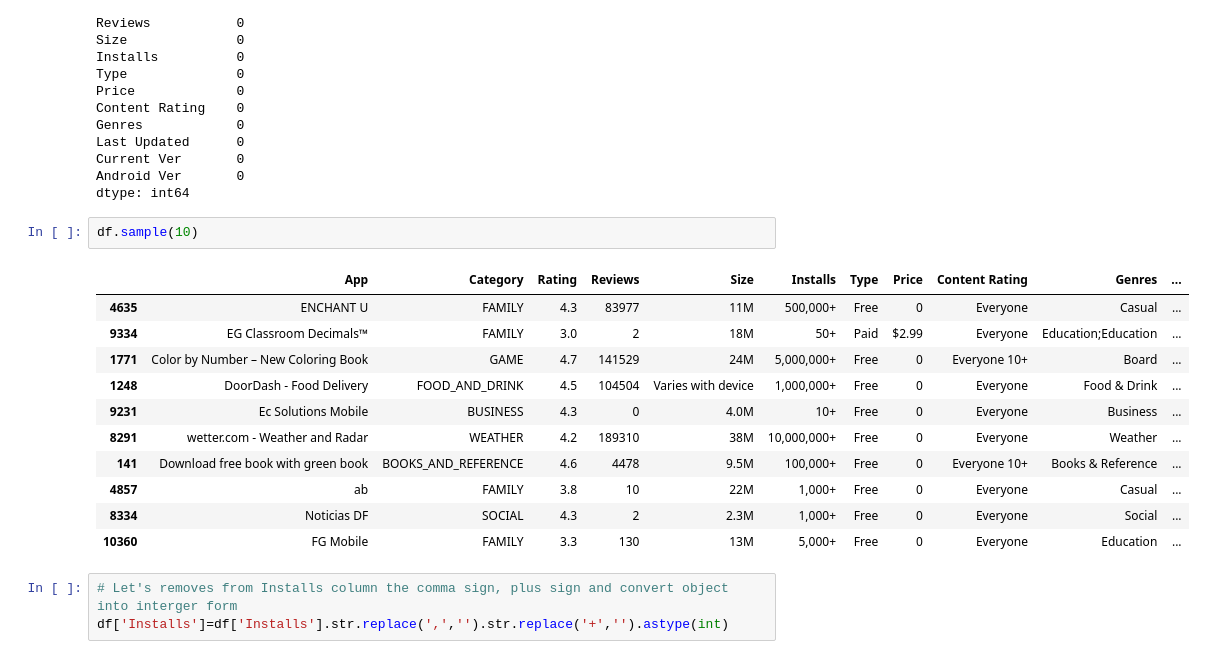
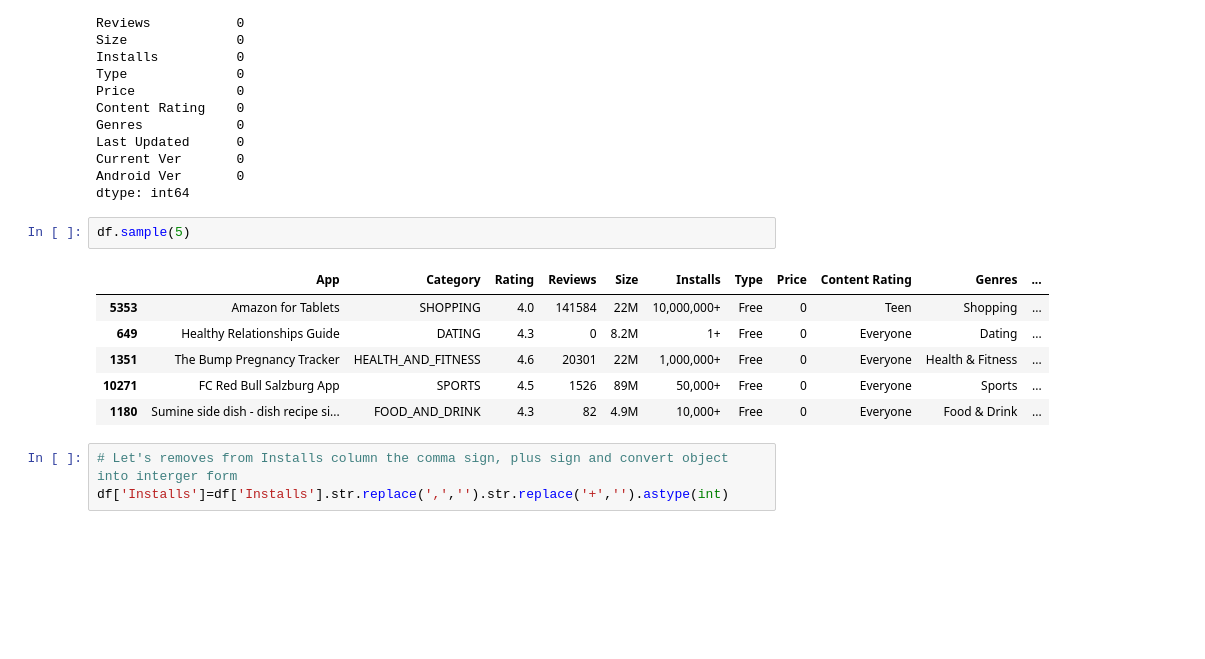
Before and after one commit to Pkolekar940/Play-Store-App-review-analysis-EDA, a Jupyter notebook: EDA_ON_PLAY_STORE.ipynb, the cells around one changed output. Drawn from its saved outputs; the diff is of its cells as text; blank space fills up the shorter version.

```diff
--- a/EDA_ON_PLAY_STORE.ipynb
+++ b/EDA_ON_PLAY_STORE.ipynb
@@ -386,19 +370,14 @@ Current Ver       0
 Android Ver       0
 dtype: int64
 # %%
-df.sample(10)
+df.sample(5)
 # %% [output]
 |  | App | Category | Rating | Reviews | Size | Installs | Type | Price | Content Rating | Genres | ... |
-| 4635 | ENCHANT U | FAMILY | 4.3 | 83977 | 11M | 500,000+ | Free | 0 | Everyone | Casual | ... |
-| 9334 | EG Classroom Decimals™ | FAMILY | 3.0 | 2 | 18M | 50+ | Paid | $2.99 | Everyone | Education;Education | ... |
-| 1771 | Color by Number – New Coloring Book | GAME | 4.7 | 141529 | 24M | 5,000,000+ | Free | 0 | Everyone 10+ | Board | ... |
-| 1248 | DoorDash - Food Delivery | FOOD_AND_DRINK | 4.5 | 104504 | Varies with device | 1,000,000+ | Free | 0 | Everyone | Food & Drink | ... |
-| 9231 | Ec Solutions Mobile | BUSINESS | 4.3 | 0 | 4.0M | 10+ | Free | 0 | Everyone | Business | ... |
-| 8291 | wetter.com - Weather and Radar | WEATHER | 4.2 | 189310 | 38M | 10,000,000+ | Free | 0 | Everyone | Weather | ... |
-| 141 | Download free book with green book | BOOKS_AND_REFERENCE | 4.6 | 4478 | 9.5M | 100,000+ | Free | 0 | Everyone 10+ | Books & Reference | ... |
-| 4857 | ab | FAMILY | 3.8 | 10 | 22M | 1,000+ | Free | 0 | Everyone | Casual | ... |
-| 8334 | Noticias DF | SOCIAL | 4.3 | 2 | 2.3M | 1,000+ | Free | 0 | Everyone | Social | ... |
-| 10360 | FG Mobile | FAMILY | 3.3 | 130 | 13M | 5,000+ | Free | 0 | Everyone | Education | ... |
+| 5353 | Amazon for Tablets | SHOPPING | 4.0 | 141584 | 22M | 10,000,000+ | Free | 0 | Teen | Shopping | ... |
+| 649 | Healthy Relationships Guide | DATING | 4.3 | 0 | 8.2M | 1+ | Free | 0 | Everyone | Dating | ... |
+| 1351 | The Bump Pregnancy Tracker | HEALTH_AND_FITNESS | 4.6 | 20301 | 22M | 1,000,000+ | Free | 0 | Everyone | Health & Fitness | ... |
+| 10271 | FC Red Bull Salzburg App | SPORTS | 4.5 | 1526 | 89M | 50,000+ | Free | 0 | Everyone | Sports | ... |
+| 1180 | Sumine side dish - dish recipe si... | FOOD_AND_DRINK | 4.3 | 82 | 4.9M | 10,000+ | Free | 0 | Everyone | Food & Drink | ... |
 # %%
 # Let's removes from Installs column the comma sign, plus sign and convert object into interger form
 df['Installs']=df['Installs'].str.replace(',','').str.replace('+','').astype(int)
```
Also changed, not shown: parts of 43 cells of this notebook.
